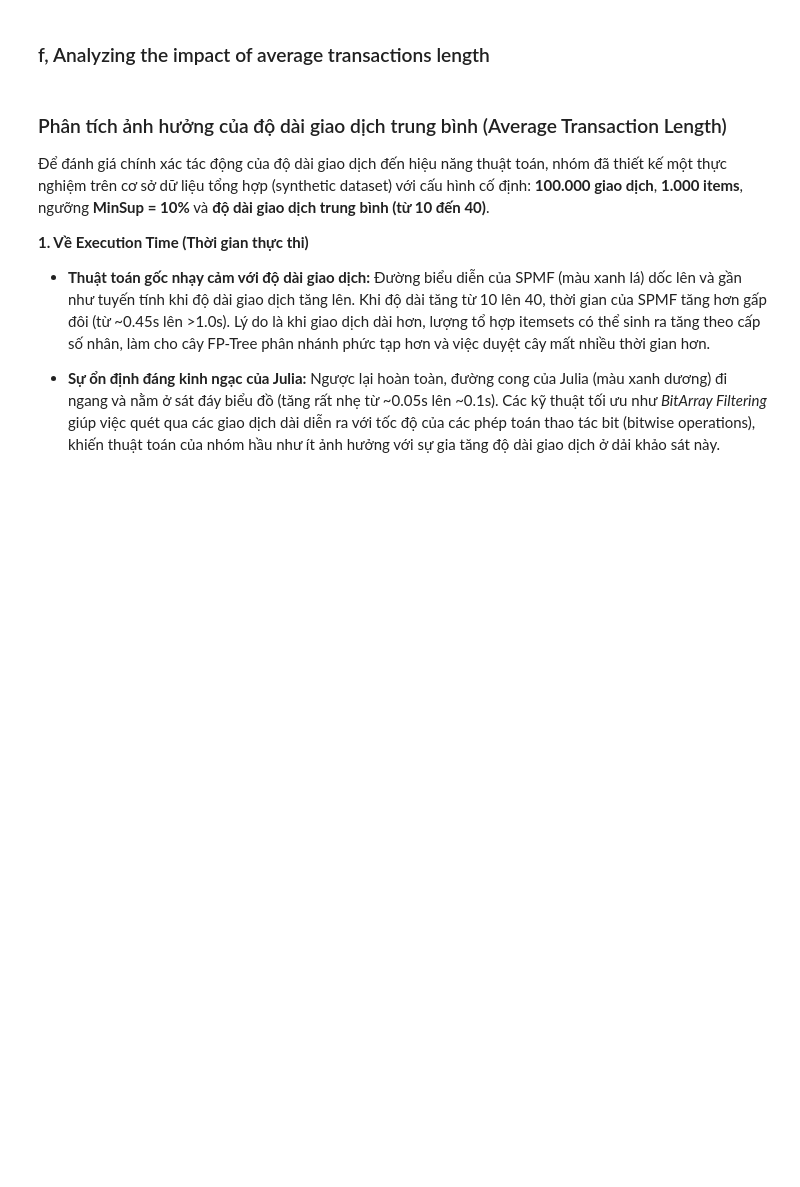
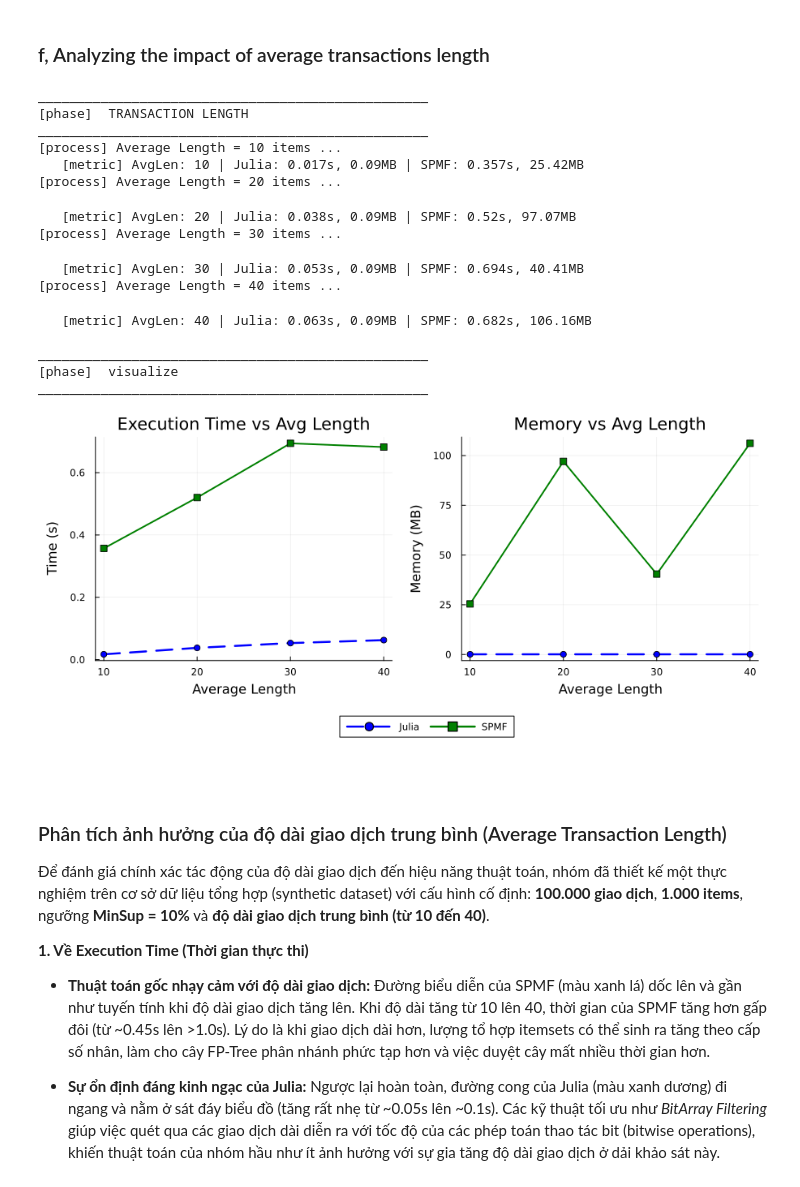
Before and after one commit to HungHiHung10/Lab02-Data-Mining, a Jupyter notebook: notebooks/02_bechmarking.ipynb, the cells around one changed output. Drawn from its saved outputs; the diff is of its cells as text; code cells hidden in the pictures; blank space fills up the shorter version.

```diff
--- a/notebooks/02_bechmarking.ipynb
+++ b/notebooks/02_bechmarking.ipynb
@@ -864,16 +1009,33 @@ Thực nghiệm trên tập Retail chứng minh thuật toán FP-Growth tự cà
 # %%
 config_f_T20_full = Dict{String, Any}(
     "java_path"        => "C:/Program Files/Microsoft/jdk-21.0.10.7-hotspot/bin/java.exe",
     "spmf_path"        => "../spmf.jar",
     "baseline_result"  => "../results/t20_f_spmf_out.txt",
     "num_transactions" => 100000,         # 100k giao dịch
     "universe_size"    => 1000,
     "avg_lengths"      => [10, 20, 30, 40],
     "Minimum Support"  => 0.1             # Ngưỡng 10%
 )
 
-f_results = eval_tx_length(config_f_T20_full, logger; algo=FPGrowth.fpgrowth_opt)
-vis_tx_length(f_results, logger)
+f_results = eval_transaction_length(config_f_T20_full, logger; algo=FPGrowth.fpgrowth_opt)
+vis_transaction_length(f_results, logger)
+# %% [output]
+__________________________________________________
+[phase]  TRANSACTION LENGTH
+__________________________________________________
+[process] Average Length = 10 items ...
+   [metric] AvgLen: 10 | Julia: 0.017s, 0.09MB | SPMF: 0.357s, 25.42MB
+[process] Average Length = 20 items ...
+   [metric] AvgLen: 20 | Julia: 0.038s, 0.09MB | SPMF: 0.52s, 97.07MB
+[process] Average Length = 30 items ...
+   [metric] AvgLen: 30 | Julia: 0.053s, 0.09MB | SPMF: 0.694s, 40.41MB
+[process] Average Length = 40 items ...
+   [metric] AvgLen: 40 | Julia: 0.063s, 0.09MB | SPMF: 0.682s, 106.16MB
+
+__________________________________________________
+[phase]  visualize
+__________________________________________________
+[figure, added]
 # %% [markdown]
 ### Phân tích ảnh hưởng của độ dài giao dịch trung bình (Average Transaction Length)
 Để đánh giá chính xác tác động của độ dài giao dịch đến hiệu năng thuật toán, nhóm đã thiết kế một thực nghiệm trên cơ sở dữ liệu tổng hợp (synthetic dataset) với cấu hình cố định: **100.000 giao dịch**, **1.000 items**, ngưỡng **MinSup = 10%** và **độ dài giao dịch trung bình (từ 10 đến 40)**.
```
Also changed, not shown: parts of 19 cells of this notebook, 3 other files.
